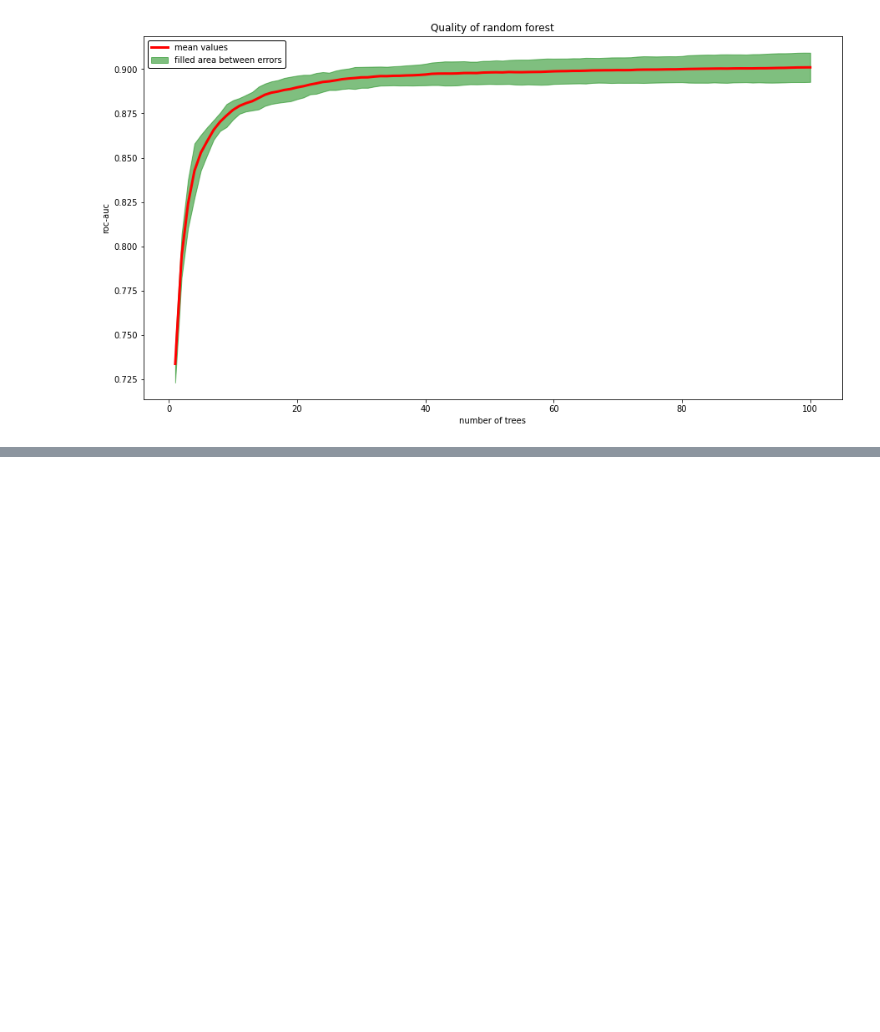
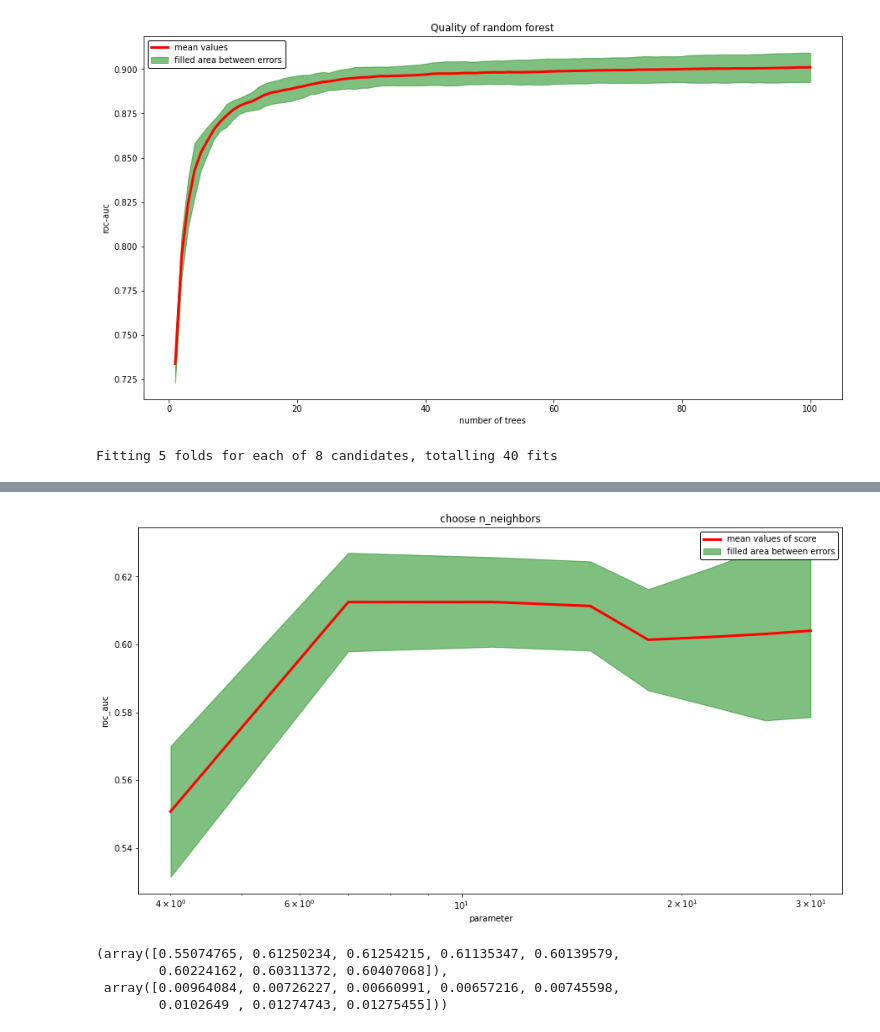
Before and after one commit to SlipShabby/DLSchool, a Jupyter notebook: DL_autumn2021/DL_intermediate/model_selection.ipynb, the cells around one changed output, grey strips where cells are left out. Saved outputs shown, nothing was run; the diff lists cells and outputs as text; code cells hidden in the pictures; blank space fills up the shorter version.

```diff
--- a/DL_autumn2021/DL_intermediate/model_selection.ipynb
+++ b/DL_autumn2021/DL_intermediate/model_selection.ipynb
@@ -324,0 +329,8 @@ plt.show()
+# %%
+scaler = StandardScaler()
+X_train_scaled = scaler.fit_transform(X_train)
+X_test_scaled = scaler.transform(X_test)
+# %%
+search_and_draw(X_train_scaled, y_train, KNeighborsClassifier(), 'n_neighbors', np.array(np.linspace(4,30,8), dtype = 'int'), 'log')
+# %% [output]
+Fitting 5 folds for each of 8 candidates, totalling 40 fits
@@ -324,0 +346,5 @@ plt.show()
+[figure, added]
+(array([0.55074765, 0.61250234, 0.61254215, 0.61135347, 0.60139579,
+        0.60224162, 0.60311372, 0.60407068]),
+ array([0.00964084, 0.00726227, 0.00660991, 0.00657216, 0.00745598,
+        0.0102649 , 0.01274743, 0.01275455]))
```
Also changed, not shown: parts of 6 cells of this notebook.
